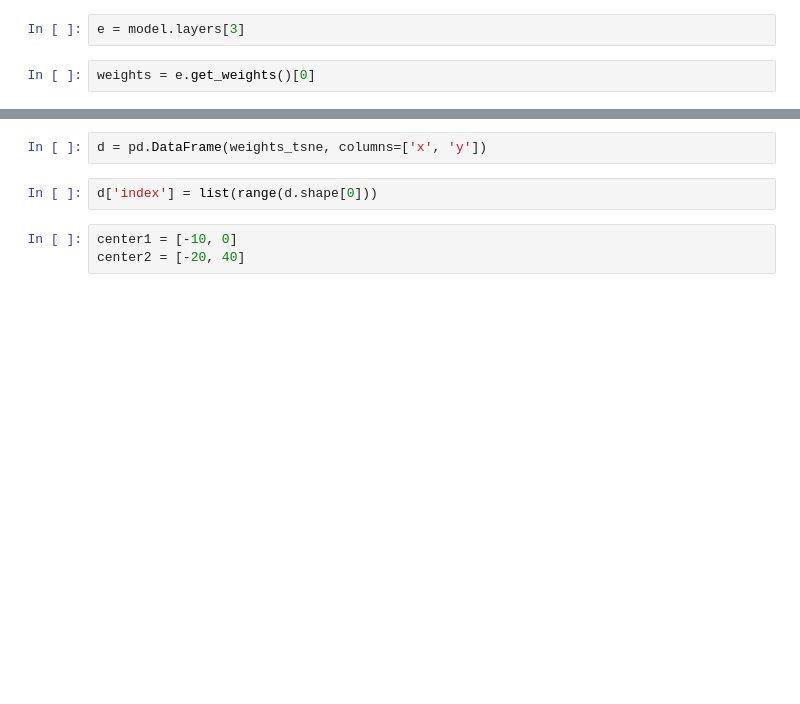
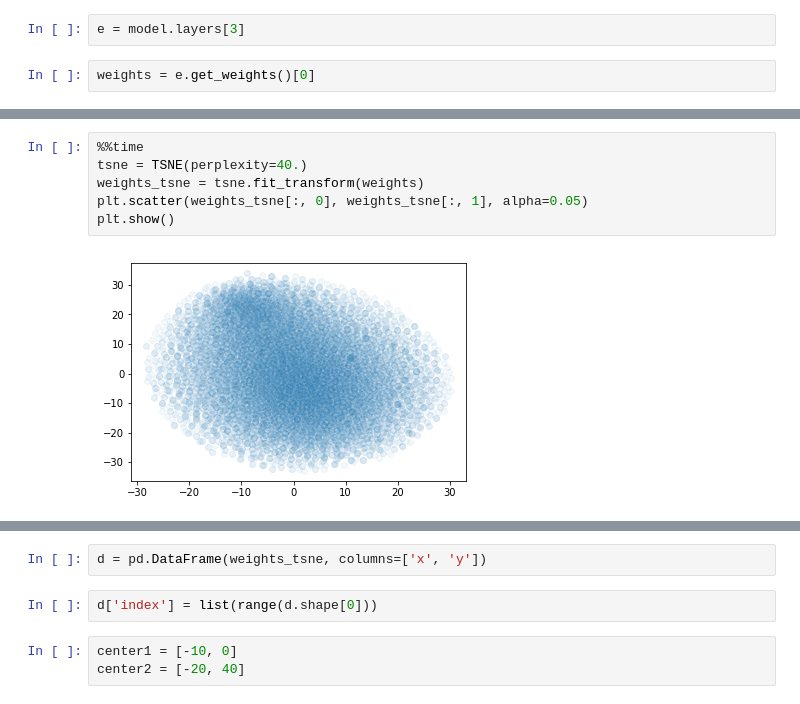
Before and after one commit to toly/aisthack, a Jupyter notebook: notebooks/04_check_many_fasttext_size_eth.ipynb, the cells around one changed output, grey strips where cells are left out. Drawn from its saved outputs; the diff is of its cells as text; blank space fills up the shorter version.

```diff
--- a/notebooks/04_check_many_fasttext_size_eth.ipynb
+++ b/notebooks/04_check_many_fasttext_size_eth.ipynb
@@ -502,0 +511,8 @@ plt.show()
+# %%
+%%time
+tsne = TSNE(perplexity=40.)
+weights_tsne = tsne.fit_transform(weights)
+plt.scatter(weights_tsne[:, 0], weights_tsne[:, 1], alpha=0.05)
+plt.show()
+# %% [output]
+[figure, added]
```
Also changed, not shown: parts of 11 cells of this notebook, 3 other files.
